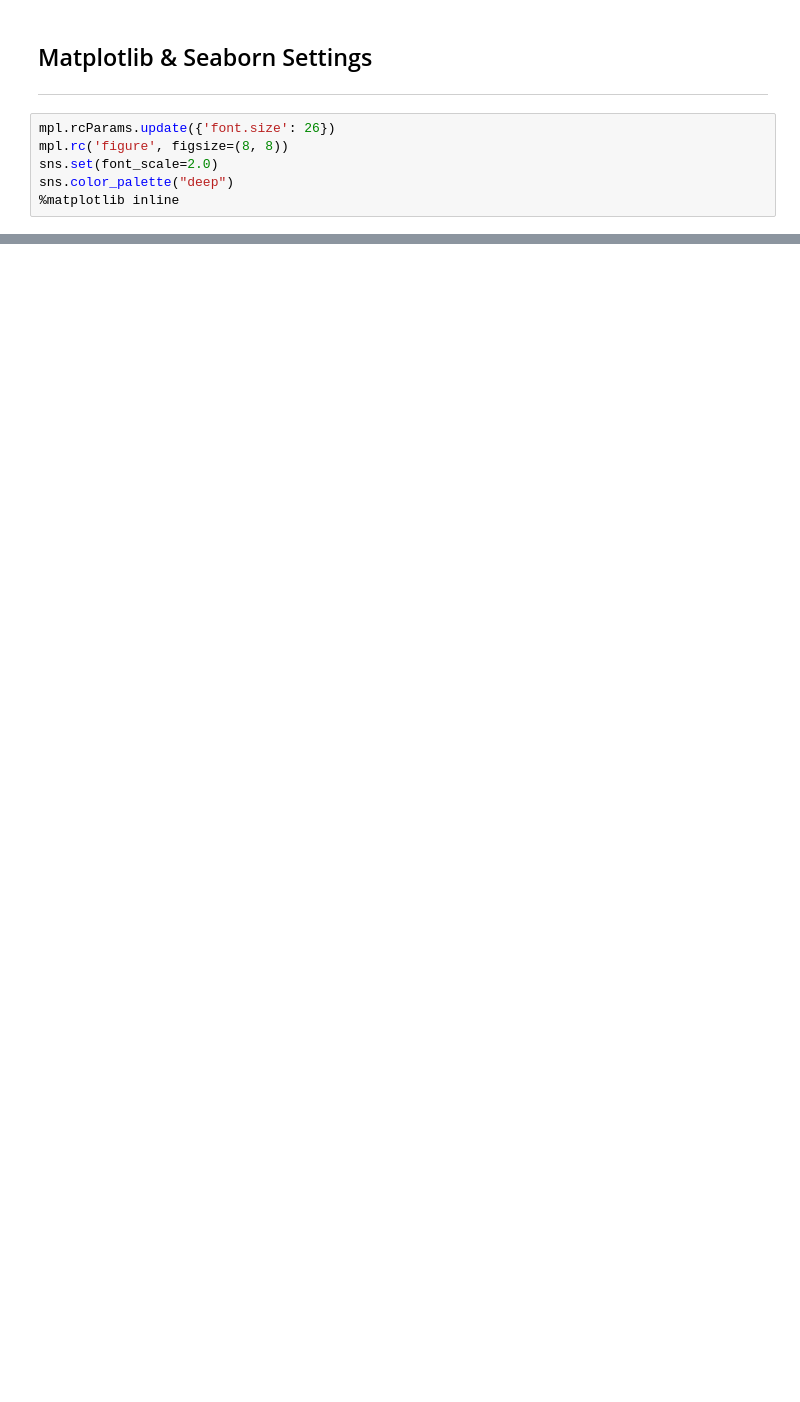
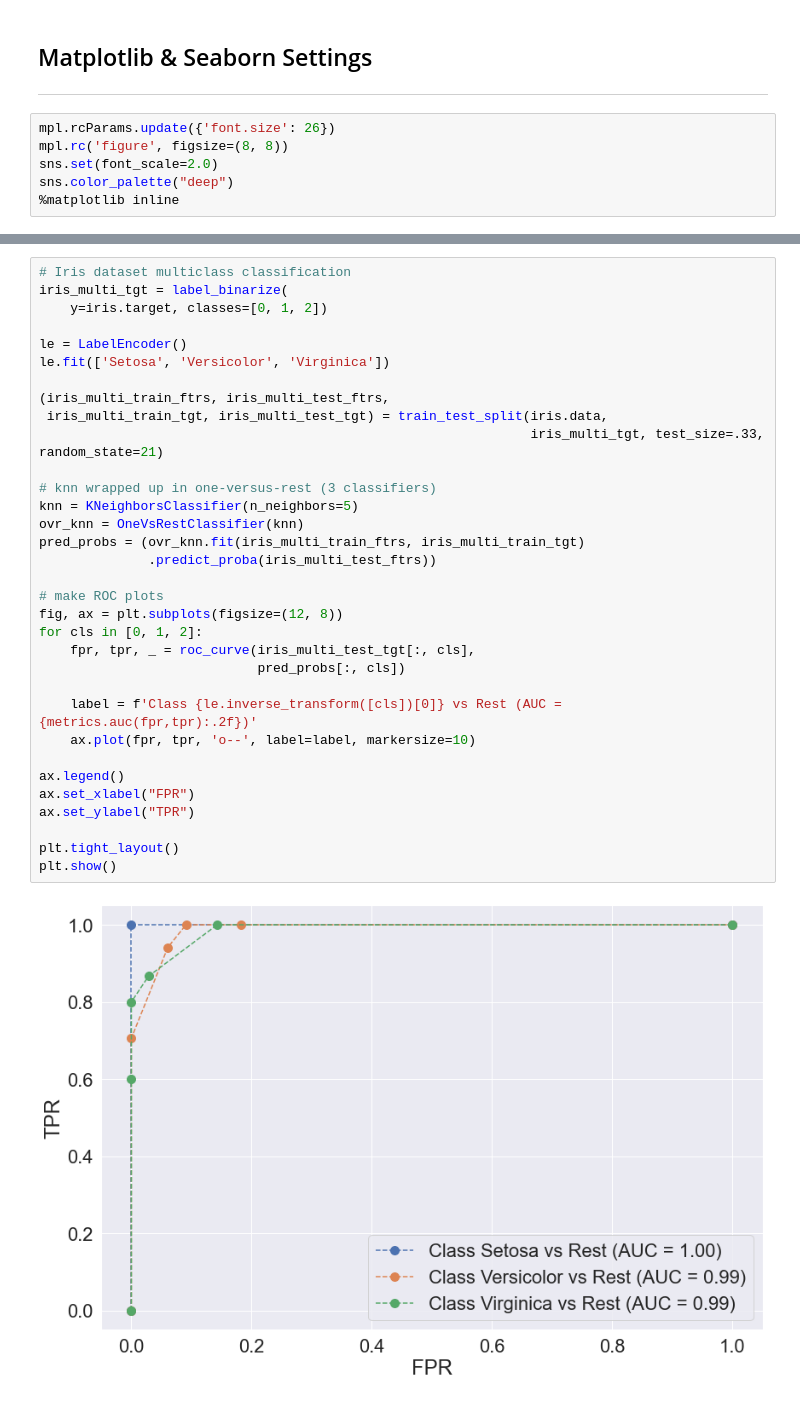
Before and after one commit to sminerport/academic-website, a Jupyter notebook: content/notebooks/ROC-curves.ipynb, the cells around one changed output, grey strips where cells are left out. Drawn from its saved outputs; the diff is of its cells as text; blank space fills up the shorter version.

```diff
--- a/content/notebooks/ROC-curves.ipynb
+++ b/content/notebooks/ROC-curves.ipynb
@@ -500,0 +284,35 @@ round(avg, 4)
+# %%
+# Iris dataset multiclass classification
+iris_multi_tgt = label_binarize(
+    y=iris.target, classes=[0, 1, 2])
+
+le = LabelEncoder()
+le.fit(['Setosa', 'Versicolor', 'Virginica'])
+
+(iris_multi_train_ftrs, iris_multi_test_ftrs,
+ iris_multi_train_tgt, iris_multi_test_tgt) = train_test_split(iris.data,
+                                                               iris_multi_tgt, test_size=.33, random_state=21)
+
+# knn wrapped up in one-versus-rest (3 classifiers)
+knn = KNeighborsClassifier(n_neighbors=5)
+ovr_knn = OneVsRestClassifier(knn)
+pred_probs = (ovr_knn.fit(iris_multi_train_ftrs, iris_multi_train_tgt)
+              .predict_proba(iris_multi_test_ftrs))
+
+# make ROC plots
+fig, ax = plt.subplots(figsize=(12, 8))
+for cls in [0, 1, 2]:
+    fpr, tpr, _ = roc_curve(iris_multi_test_tgt[:, cls],
+                            pred_probs[:, cls])
+
+    label = f'Class {le.inverse_transform([cls])[0]} vs Rest (AUC = {metrics.auc(fpr,tpr):.2f})'
+    ax.plot(fpr, tpr, 'o--', label=label, markersize=10)
+
+ax.legend()
+ax.set_xlabel("FPR")
+ax.set_ylabel("TPR")
+
+plt.tight_layout()
+plt.show()
+# %% [output]
+[figure, added]
```
Also changed, not shown: parts of 31 cells of this notebook, 25 other files.
